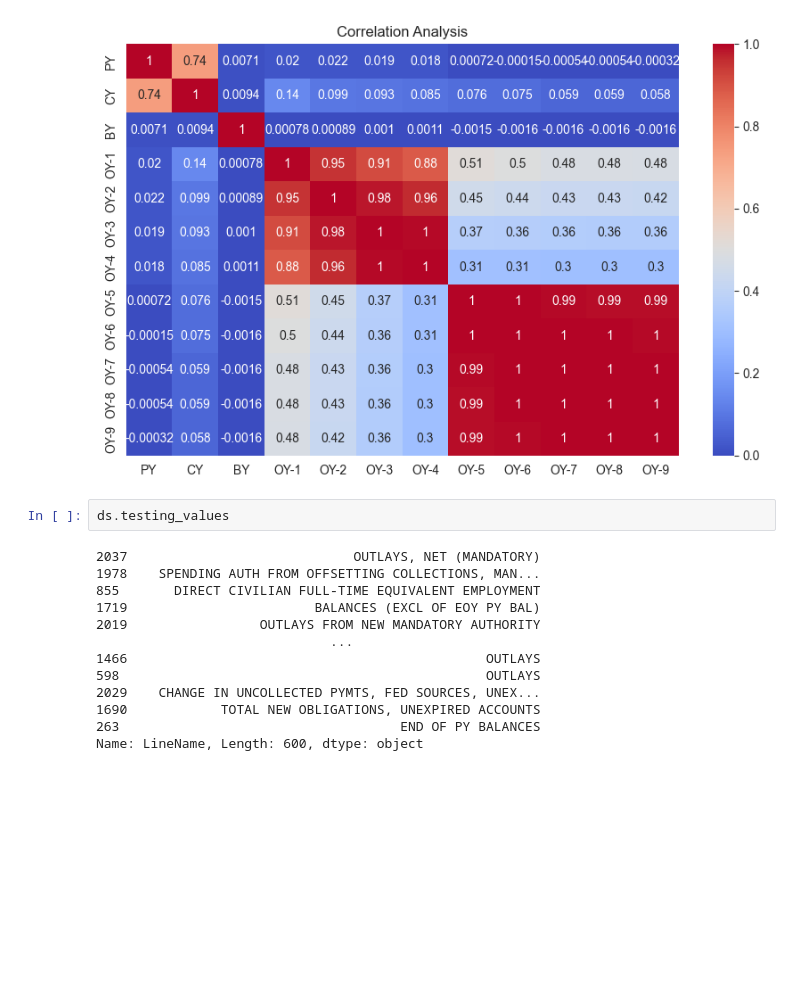
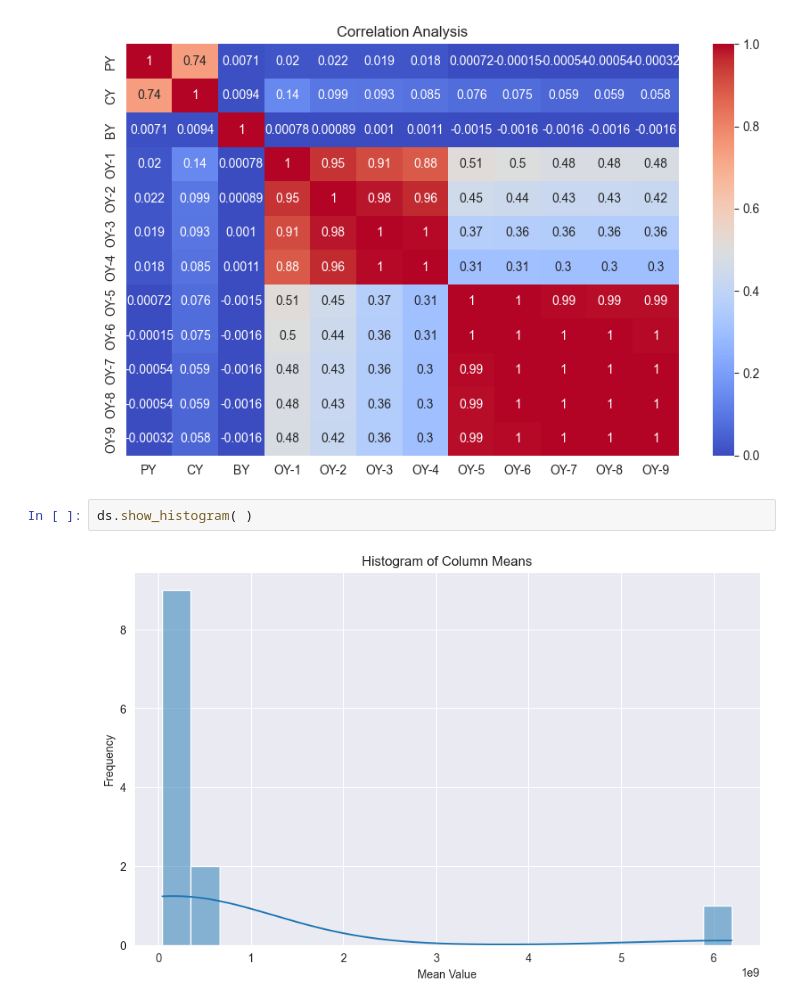
Before and after one commit to is-leeroy-jenkins/Mathy, a Jupyter notebook: ipynb/board.ipynb, the cells around one changed output. Drawn from its saved outputs; the diff is of its cells as text; blank space fills up the shorter version.

```diff
--- a/ipynb/board.ipynb
+++ b/ipynb/board.ipynb
@@ -111,17 +111,6 @@ ds.show_correlation_analysis( )
 # %% [output]
 [figure]
 # %%
-ds.testing_values
+ds.show_histogram( )
 # %% [output]
-2037                             OUTLAYS, NET (MANDATORY)
-1978    SPENDING AUTH FROM OFFSETTING COLLECTIONS, MAN...
-855       DIRECT CIVILIAN FULL-TIME EQUIVALENT EMPLOYMENT
-1719                        BALANCES (EXCL OF EOY PY BAL)
-2019                 OUTLAYS FROM NEW MANDATORY AUTHORITY
-                              ...
-1466                                              OUTLAYS
-598                                               OUTLAYS
-2029    CHANGE IN UNCOLLECTED PYMTS, FED SOURCES, UNEX...
-1690            TOTAL NEW OBLIGATIONS, UNEXPIRED ACCOUNTS
-263                                    END OF PY BALANCES
-Name: LineName, Length: 600, dtype: object
+[figure, added]
```
Also changed, not shown: parts of 1 cell of this notebook, 7 other files.
